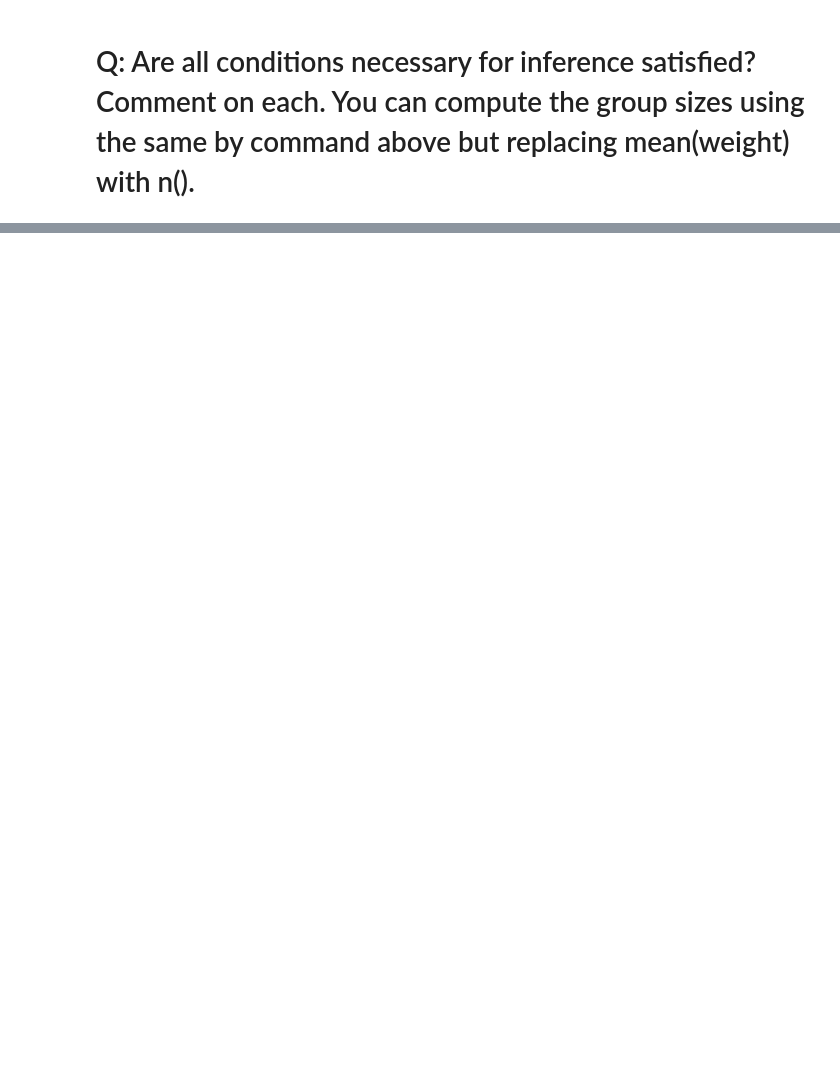
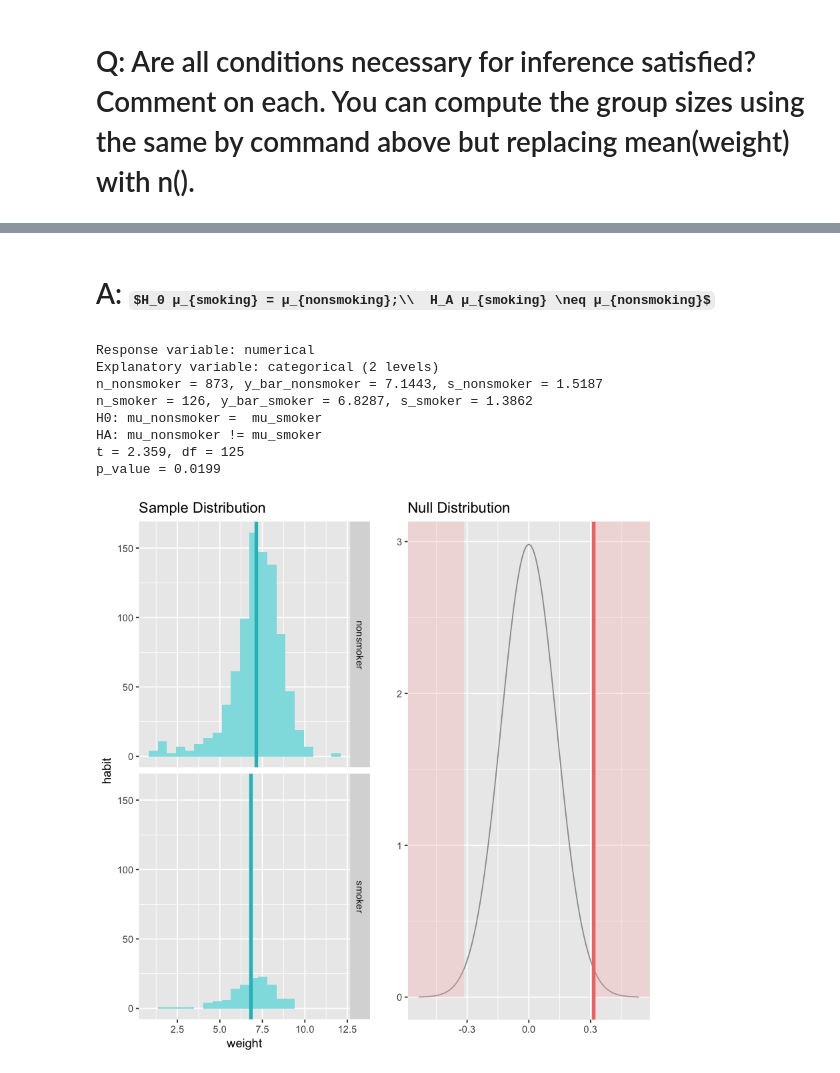
Before and after one commit to elliottevers/statistics, a Jupyter notebook: labs/module_2/week_3/inf_for_numerical_data.ipynb, the cells around one changed output, grey strips where cells are left out. Drawn from its saved outputs; the diff is of its cells as text; code cells hidden in the pictures; some formulas as TeX source; blank space fills up the shorter version.

```diff
--- a/labs/module_2/week_3/inf_for_numerical_data.ipynb
+++ b/labs/module_2/week_3/inf_for_numerical_data.ipynb
@@ -107,0 +139,23 @@ nc %>%
+# %% [markdown]
+# A: $H_0 μ_{smoking} = μ_{nonsmoking};\\  H_A μ_{smoking} \neq μ_{nonsmoking}$
+# %%
+inference(
+    y = weight,
+    x = habit,
+    data = nc,
+    statistic = "mean",
+    type = "ht",
+    null = 0,
+    alternative = "twosided",
+    method = "theoretical"
+)
+# %% [output]
+Response variable: numerical
+Explanatory variable: categorical (2 levels)
+n_nonsmoker = 873, y_bar_nonsmoker = 7.1443, s_nonsmoker = 1.5187
+n_smoker = 126, y_bar_smoker = 6.8287, s_smoker = 1.3862
+H0: mu_nonsmoker =  mu_smoker
+HA: mu_nonsmoker != mu_smoker
+t = 2.359, df = 125
+p_value = 0.0199
+[figure, added]
```
Also changed, not shown: parts of 15 cells of this notebook.
